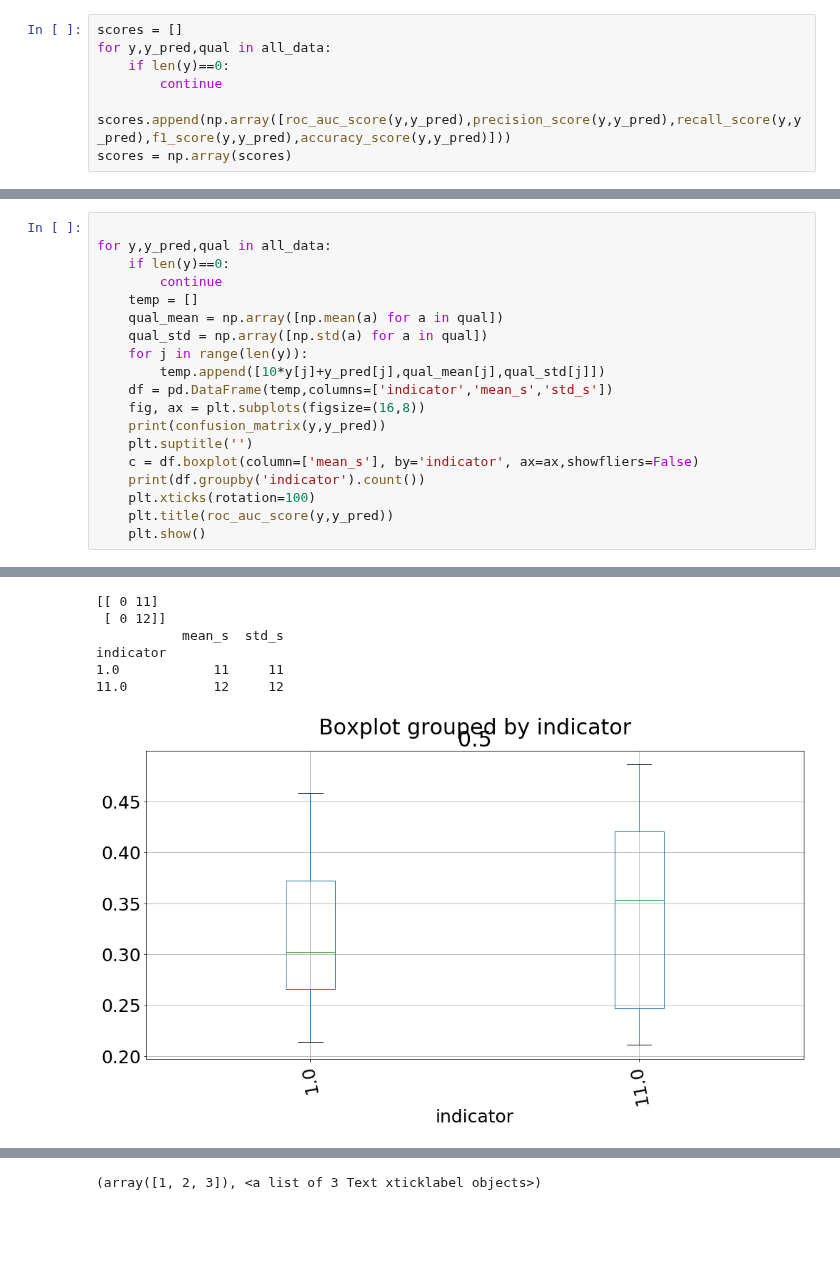
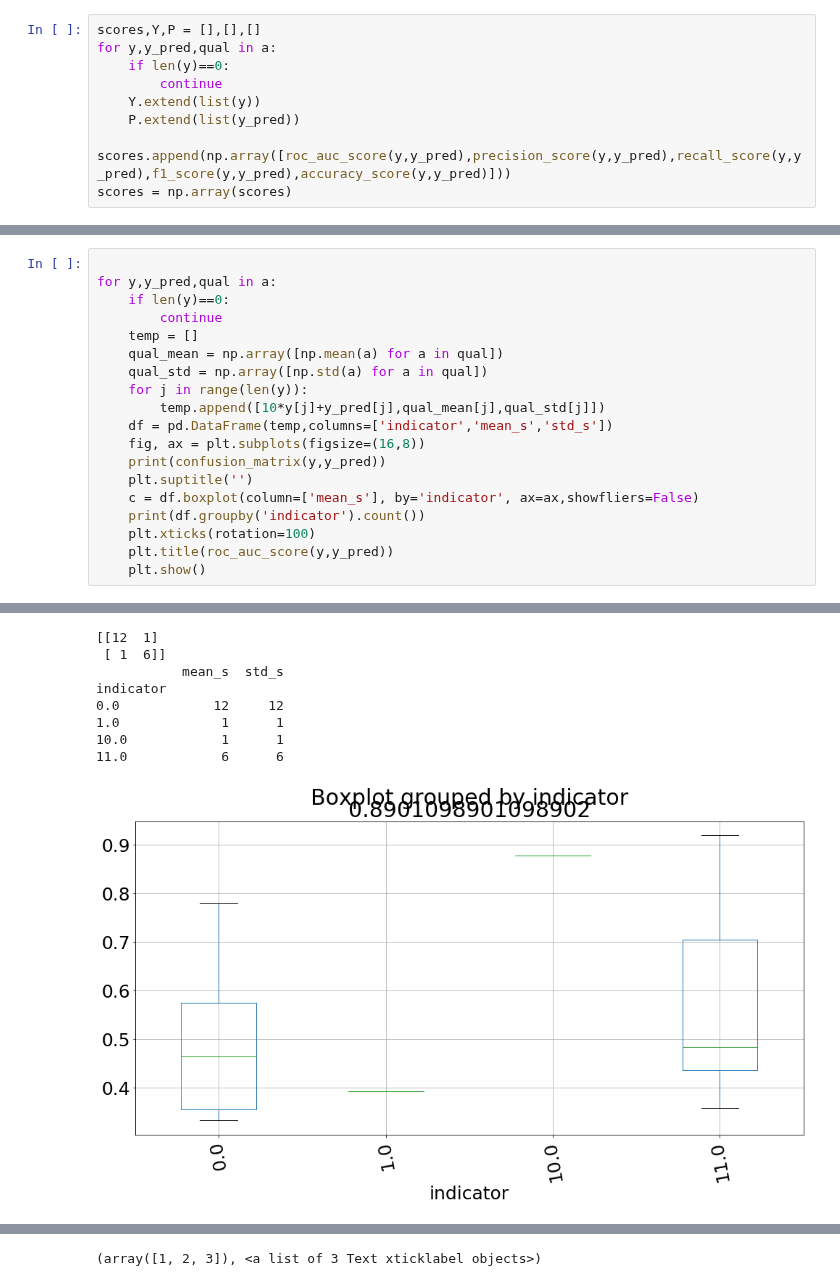
Before and after one commit to aungkonazim/RR-ECG-PPG, a Jupyter notebook: stress_exp/get_data_for_autoencoder.ipynb, the cells around one changed output, grey strips where cells are left out. Saved outputs shown, nothing was run; the diff lists cells and outputs as text; blank space fills up the shorter version.

```diff
--- a/stress_exp/get_data_for_autoencoder.ipynb
+++ b/stress_exp/get_data_for_autoencoder.ipynb
@@ -144,8 +186,10 @@ all_data = Parallel(n_jobs=30,verbose=3)(delayed(parse_each_participant)(directo
 # %%
-scores = []
-for y,y_pred,qual in all_data:
+scores,Y,P = [],[],[]
+for y,y_pred,qual in a:
     if len(y)==0:
         continue
+    Y.extend(list(y))
+    P.extend(list(y_pred))
     scores.append(np.array([roc_auc_score(y,y_pred),precision_score(y,y_pred),recall_score(y,y_pred),f1_score(y,y_pred),accuracy_score(y,y_pred)]))
 scores = np.array(scores)
 # %%
@@ -176,6 +225,6 @@ array([0.61169993, 0.45757133, 0.47122499, 0.44788514, 0.72296029])
 # %%
 
-for y,y_pred,qual in all_data:
+for y,y_pred,qual in a:
     if len(y)==0:
         continue
     temp = []
@@ -235,7 +286,9 @@ indicator
-[[ 0 11]
- [ 0 12]]
+[[12  1]
+ [ 1  6]]
            mean_s  std_s
 indicator
-1.0            11     11
-11.0           12     12
+0.0            12     12
+1.0             1      1
+10.0            1      1
+11.0            6      6
-[figure, old version]
+[figure, new version]
```
Also changed, not shown: parts of 6 cells of this notebook, 6 other files.
